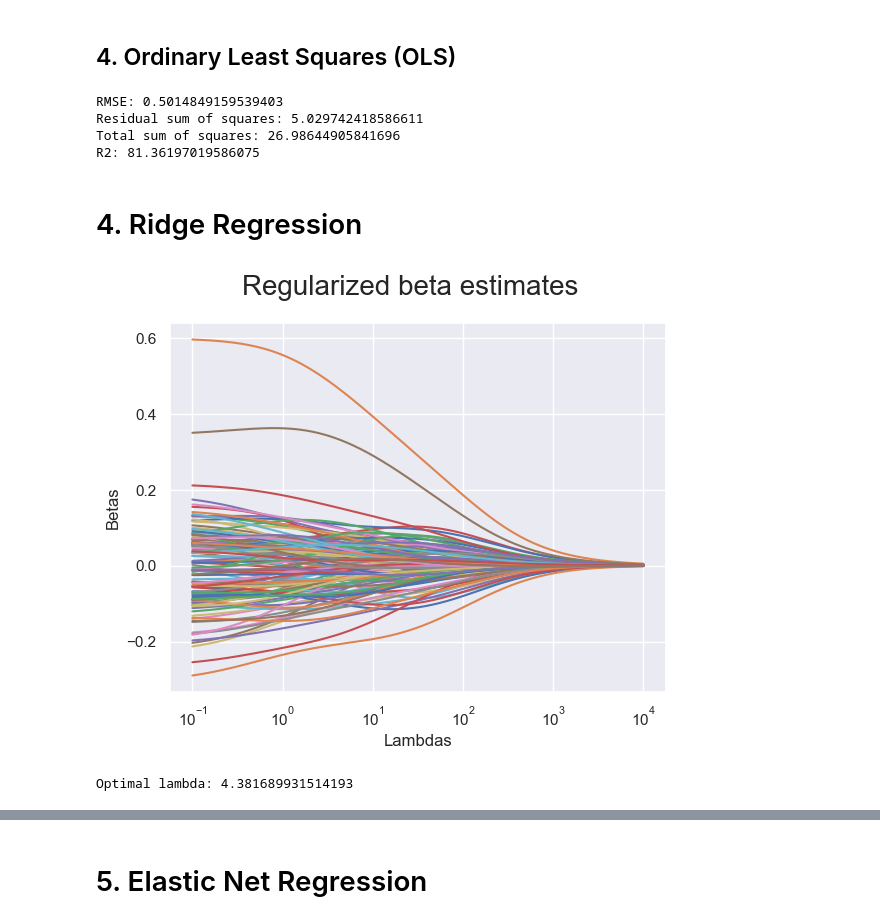
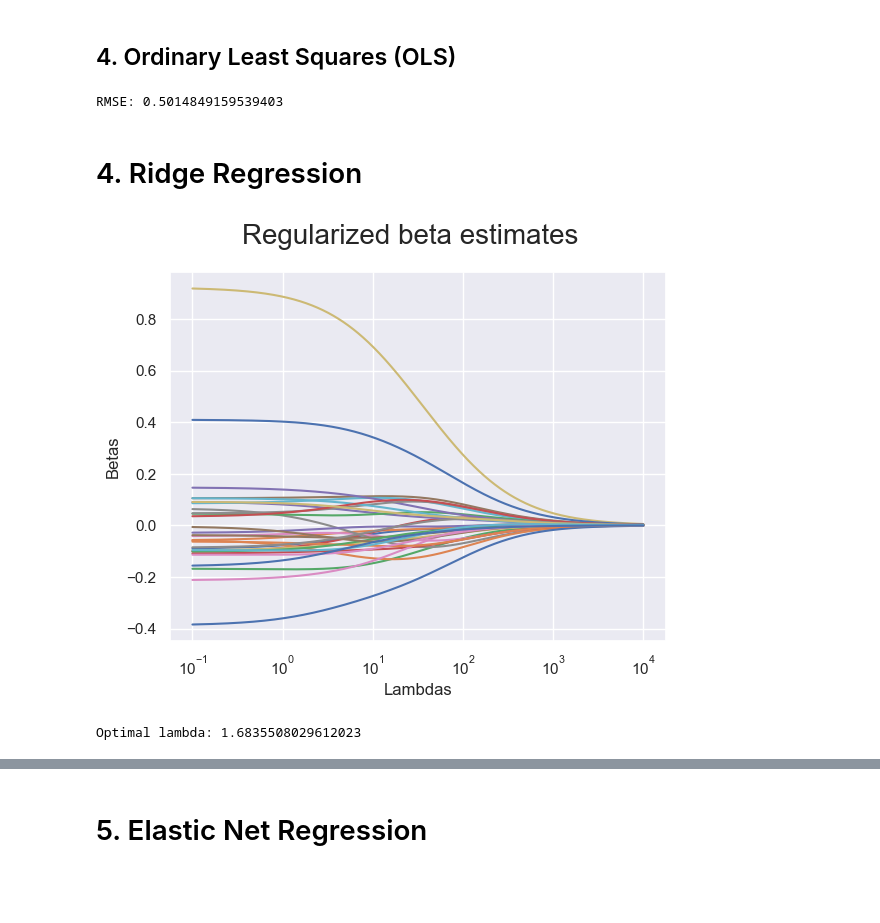
Before and after one commit to johanstaffeldt/case_1, a Jupyter notebook: src_johan/case_1_OLS_ridge_elastic.ipynb, the cells around one changed output, grey strips where cells are left out. Saved outputs shown, nothing was run; the diff lists cells and outputs as text; code cells hidden in the pictures; blank space fills up the shorter version.

```diff
--- a/src_johan/case_1_OLS_ridge_elastic.ipynb
+++ b/src_johan/case_1_OLS_ridge_elastic.ipynb
@@ -107,57 +107,42 @@ y_hat = X_test @ betas
 #rmse = np.sqrt(np.mean((y_test - y_hat)**2))
 rmse = np.sqrt(mean_squared_error(y_test, y_hat))
 
-# Printing the RMSE
+# Printing the residual mean squared error (RMSE) of the OLS model
 print(f'RMSE: {rmse}')
-
-# Calculating the residual sum of squares (RSS) of the OLS model: sum((y_test - y_hat)^2)
-rss = np.sum((y_test - y_hat)**2)
-print(f'Residual sum of squares: {rss}')
-
-# Calculating the total sum of squares (TSS) of the OLS model: sum((y_test - mean(y_test))^2)
-tss = np.sum((y_test - np.mean(y_test))**2)
-print(f'Total sum of squares: {tss}')
-
-# Calculating the R2 score of the OLS model: 1 - RSS/TSS
-r2 = (1 - rss / tss) * 100
-print(f'R2: {r2}')
 # %% [output]
 RMSE: 0.5014849159539403
-Residual sum of squares: 5.029742418586611
-Total sum of squares: 26.98644905841696
-R2: 81.36197019586075
 # %% [markdown]
 # 4. Ridge Regression
 # %%
 # Function to solve the ridge regression
 def ridge(X, _lambda, p, y):
     inner_prod = np.linalg.inv(X.T @ X + _lambda * np.eye(p,p)) # (X^T*X + lambda*I)^-1
     outer_prod = X.T @ y # X^T*y
     betas = inner_prod @ outer_prod # (X^T*X + lambda*I)^-1 * X^T*y
     return betas
 
 # Setting k for the number of lambdas to test
 k = 1000
 
 # Creating a list of lambdas to test
 lambdas = np.logspace(-1, 4, k)
 
 # Creating a matrix to store the beta estimates for each lambda
-betas = np.zeros((p, k))
+betas = np.zeros((31, k))
 
 # Fitting the ridge regression model on the training data for each lambda
 for i in range(k):
-    betas[:, i] = ridge(X_train, lambdas[i], p, y_train)
+    betas[:, i] = ridge(X_train, lambdas[i], 31, y_train)
 
 # Plotting the regularized beta estimates
 plt.close('all')
 plt.semilogx(lambdas, betas.T )
 plt.xlabel("Lambdas")
 plt.ylabel("Betas")
 plt.suptitle("Regularized beta estimates", fontsize=20)
 plt.show()
 # %% [output]
-[figure, old version]
+[figure, new version]
 # %%
 # Setting k for the number of lambdas to test
 k = 1000
@@ -165,8 +150,13 @@ k = 1000
 # Creating a list of lambdas to test
 lambdas = np.logspace(-1, 4, k)
 
+# Performing RidgeCV with leave-one-out cross-validation
+#ridge_cv = RidgeCV(alphas=lambdas, store_cv_values=False, cv=n_train)
+
 # Performing RidgeCV with 5-fold cross-validation
-ridge_cv = RidgeCV(alphas=lambdas, store_cv_values=False, cv=5)
+ridge_cv = RidgeCV(alphas=lambdas, store_cv_values=False, cv=3)
+
+# Fitting the RidgeCV model on the training data
 ridge_cv.fit(X_train, y_train)
 
 # Optimal lambda from RidgeCV with 5-fold cross-validation (alpha_)
@@ -175,7 +165,7 @@ lambda_OP = ridge_cv.alpha_
 #print optimal lambda
 print(f'Optimal lambda: {lambda_OP}')
 # %% [output]
-Optimal lambda: 4.381689931514193
+Optimal lambda: 1.6835508029612023
 # %%
 # Estimating the target values on the test data
 y_hat = ridge_cv.predict(X_test)
```
Also changed, not shown: parts of 3 cells of this notebook, 2 other files.
